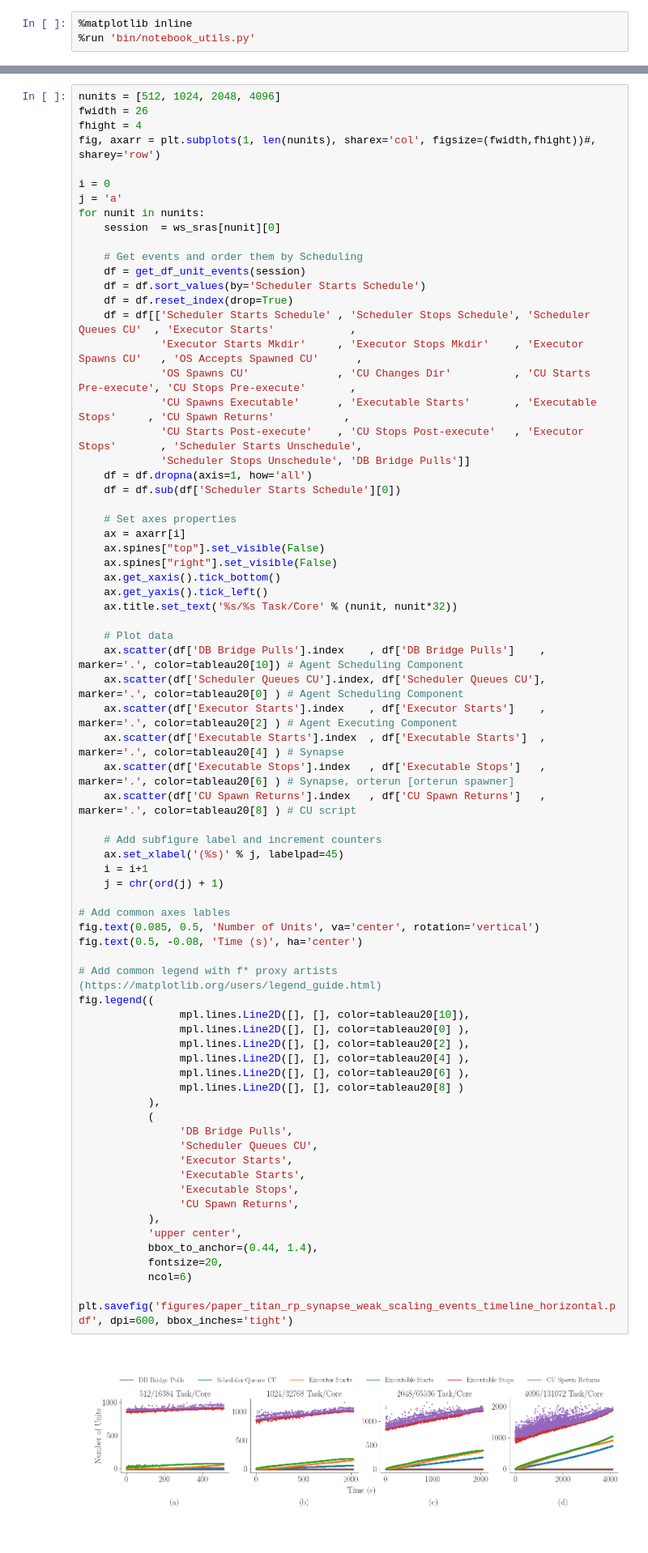
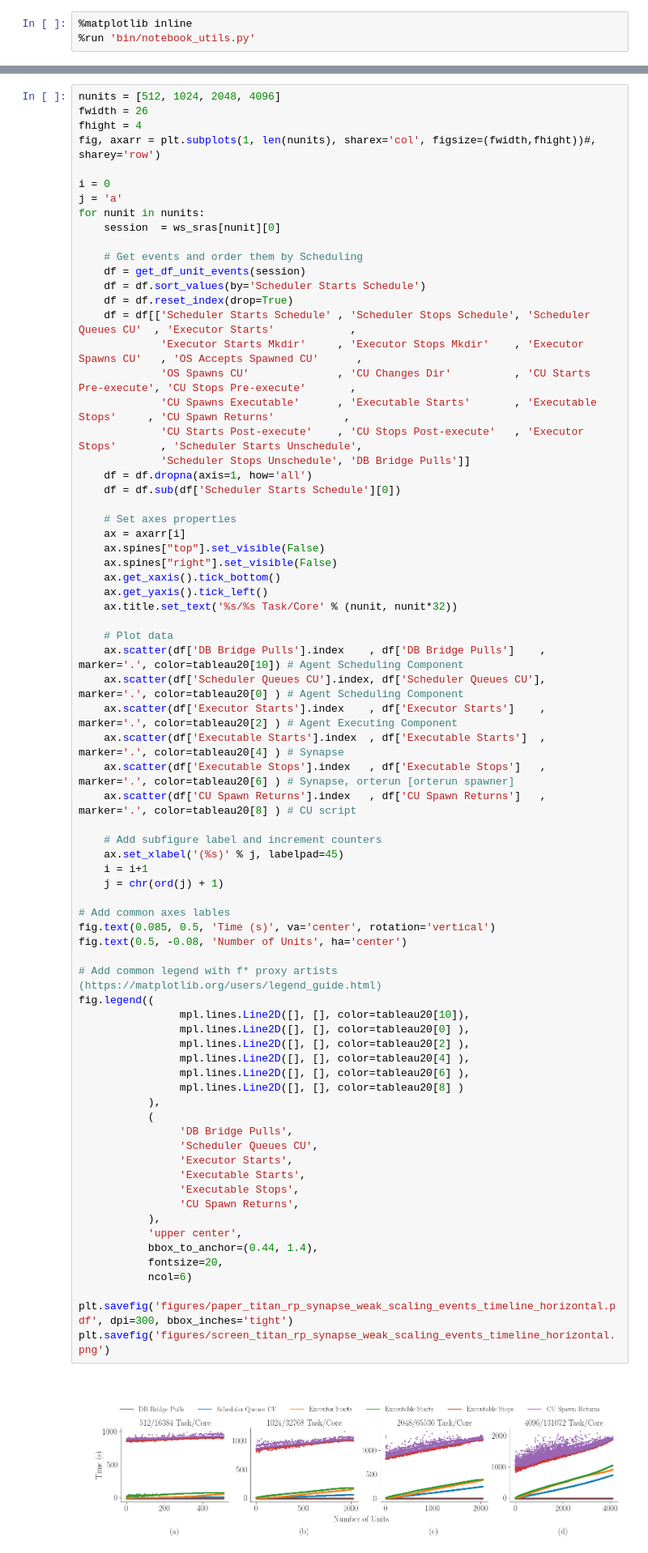
Before and after one commit to radical-experiments/rp.paper, a Jupyter notebook: analysis/rp_paper_plots.ipynb, the cells around one changed output, grey strips where cells are left out. Shown at 81% size. Saved outputs shown, nothing was run; the diff lists cells and outputs as text.

```diff
--- a/analysis/rp_paper_plots.ipynb
+++ b/analysis/rp_paper_plots.ipynb
@@ -276,34 +285,35 @@ for nunit in nunits:
     # Add subfigure label and increment counters
     ax.set_xlabel('(%s)' % j, labelpad=45)
     i = i+1
     j = chr(ord(j) + 1)
 
 # Add common axes lables
-fig.text(0.085, 0.5, 'Number of Units', va='center', rotation='vertical')
-fig.text(0.5, -0.08, 'Time (s)', ha='center')
+fig.text(0.085, 0.5, 'Time (s)', va='center', rotation='vertical')
+fig.text(0.5, -0.08, 'Number of Units', ha='center')
 
 # Add common legend with f* proxy artists (https://matplotlib.org/users/legend_guide.html)
 fig.legend((
                 mpl.lines.Line2D([], [], color=tableau20[10]),
                 mpl.lines.Line2D([], [], color=tableau20[0] ),
                 mpl.lines.Line2D([], [], color=tableau20[2] ),
                 mpl.lines.Line2D([], [], color=tableau20[4] ),
                 mpl.lines.Line2D([], [], color=tableau20[6] ),
                 mpl.lines.Line2D([], [], color=tableau20[8] )
            ),
            (
                 'DB Bridge Pulls',
                 'Scheduler Queues CU',
                 'Executor Starts',
                 'Executable Starts',
                 'Executable Stops',
                 'CU Spawn Returns',
            ),
            'upper center',
            bbox_to_anchor=(0.44, 1.4),
            fontsize=20,
            ncol=6)
 
-plt.savefig('figures/paper_titan_rp_synapse_weak_scaling_events_timeline_horizontal.pdf', dpi=600, bbox_inches='tight')
+plt.savefig('figures/paper_titan_rp_synapse_weak_scaling_events_timeline_horizontal.pdf', dpi=300, bbox_inches='tight')
+plt.savefig('figures/screen_titan_rp_synapse_weak_scaling_events_timeline_horizontal.png')
 # %% [output]
-[figure, old version]
+[figure, new version]
```
Also changed, not shown: parts of 16 cells of this notebook.
